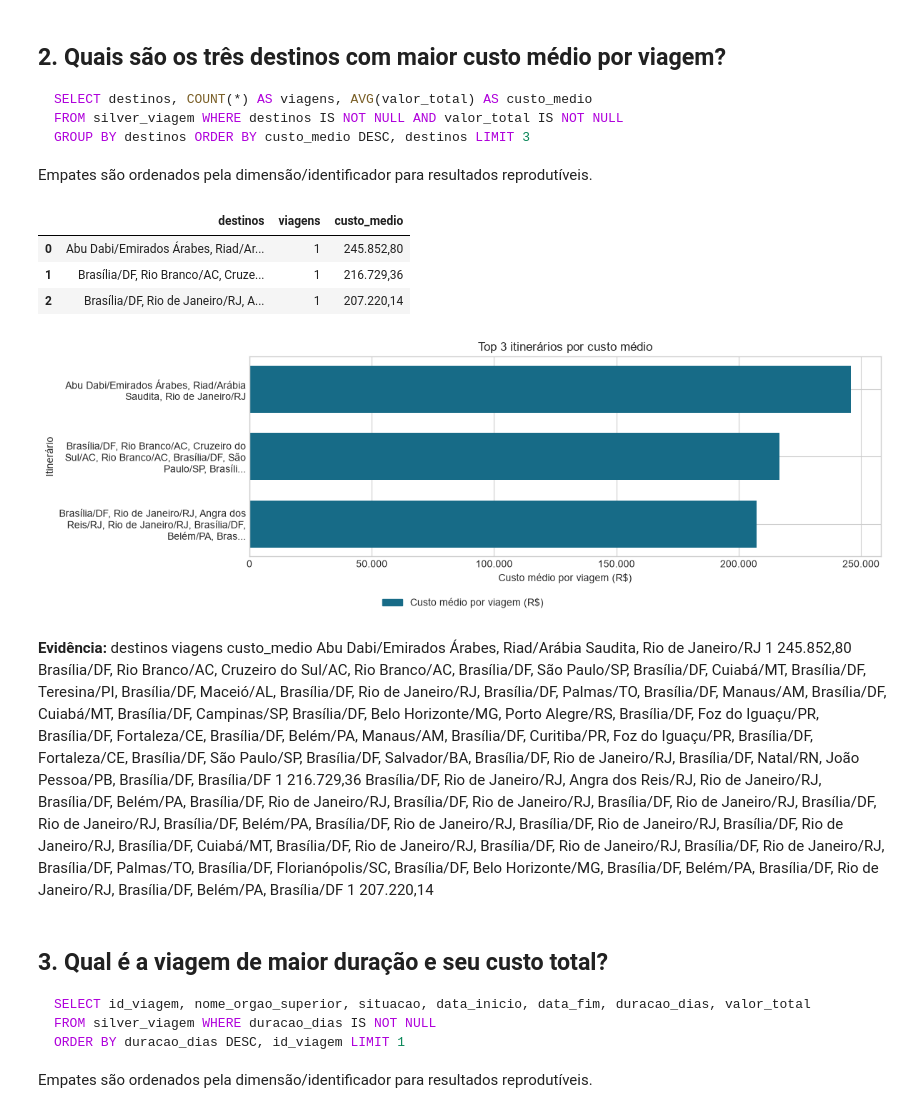
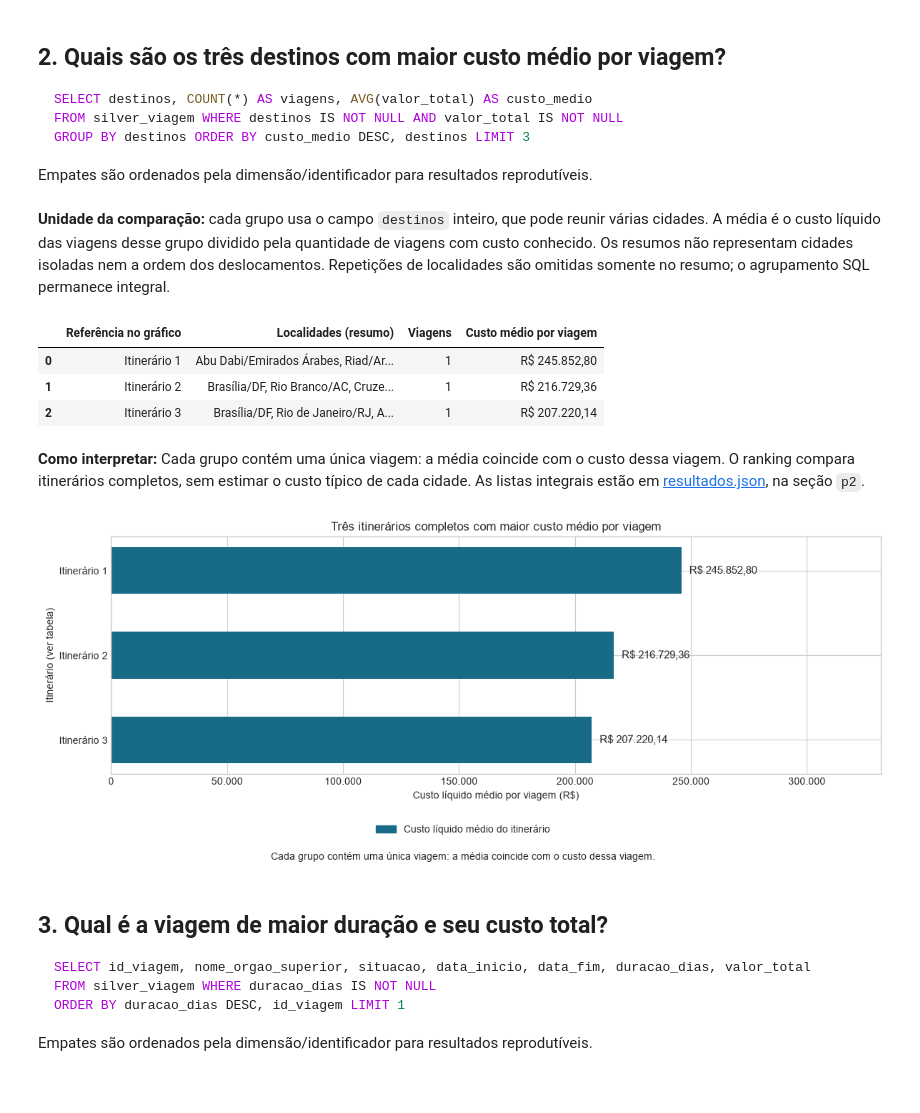
Before and after one commit to DiegoNogueira-DataAnalyst/Projeto_Avaliativo_Modulo1_DiegoNogueira, a Jupyter notebook: 3_analise.ipynb, the cells around one changed output. Saved outputs shown, nothing was run; the diff lists cells and outputs as text; code cells hidden in the pictures; blank space fills up the shorter version.

````diff
--- a/3_analise.ipynb
+++ b/3_analise.ipynb
@@ -207,31 +249,19 @@ GROUP BY destinos ORDER BY custo_medio DESC, destinos LIMIT 3
 ```
 
 Empates são ordenados pela dimensão/identificador para resultados reprodutíveis.
+# %% [markdown]
+**Unidade da comparação:** cada grupo usa o campo `destinos` inteiro, que pode reunir várias cidades. A média é o custo líquido das viagens desse grupo dividido pela quantidade de viagens com custo conhecido. Os resumos não representam cidades isoladas nem a ordem dos deslocamentos. Repetições de localidades são omitidas somente no resumo; o agrupamento SQL permanece integral.
 # %%
-df = consultar(
-    "SELECT destinos, COUNT(*) AS viagens, AVG(valor_total) AS custo_medio\nFROM silver_viagem WHERE destinos IS NOT NULL AND valor_total IS NOT NULL\nGROUP BY destinos ORDER BY custo_medio DESC, destinos LIMIT 3"
-)
-display(df)
-resultados["p2"] = df
-grafico(
-    df,
-    "destinos",
-    "custo_medio",
-    "Top 3 itinerários por custo médio",
-    "Custo médio por viagem (R$)",
-    "p2.png",
-)
-display(Markdown("**Evidência:** " + df.to_string(index=False)))
+df = consultar('SELECT destinos, COUNT(*) AS viagens, AVG(valor_total) AS custo_medio\nFROM silver_viagem WHERE destinos IS NOT NULL AND valor_total IS NOT NULL\nGROUP BY destinos ORDER BY custo_medio DESC, destinos LIMIT 3')
+resultados['p2'] = df
+apresentar_destinos(df)
 # %% [output]
-|  | destinos | viagens | custo_medio |
-| 0 | Abu Dabi/Emirados Árabes, Riad/Ar... | 1 | 245.852,80 |
-| 1 | Brasília/DF, Rio Branco/AC, Cruze... | 1 | 216.729,36 |
-| 2 | Brasília/DF, Rio de Janeiro/RJ, A... | 1 | 207.220,14 |
+|  | Referência no gráfico | Localidades (resumo) | Viagens | Custo médio por viagem |
+| 0 | Itinerário 1 | Abu Dabi/Emirados Árabes, Riad/Ar... | 1 | R$ 245.852,80 |
+| 1 | Itinerário 2 | Brasília/DF, Rio Branco/AC, Cruze... | 1 | R$ 216.729,36 |
+| 2 | Itinerário 3 | Brasília/DF, Rio de Janeiro/RJ, A... | 1 | R$ 207.220,14 |
+**Como interpretar:** Cada grupo contém uma única viagem: a média coincide com o custo dessa viagem. O ranking compara itinerários completos, sem estimar o custo típico de cada cidade. As listas integrais estão em [resultados.json](reports/resultados.json), na seção `p2`.
-[figure, old version]
+[figure, new version]
-**Evidência:**                                                                                                                                                                                                                                                                                                                                                                                                                                                                                                                                                                                                                                                                       destinos  viagens  custo_medio
-                                                                                                                                                                                                                                                                                                                                                                                                                                                                                                                                                                                                              Abu Dabi/Emirados Árabes, Riad/Arábia Saudita, Rio de Janeiro/RJ        1   245.852,80
-Brasília/DF, Rio Branco/AC, Cruzeiro do Sul/AC, Rio Branco/AC, Brasília/DF, São Paulo/SP, Brasília/DF, Cuiabá/MT, Brasília/DF, Teresina/PI, Brasília/DF, Maceió/AL, Brasília/DF, Rio de Janeiro/RJ, Brasília/DF, Palmas/TO, Brasília/DF, Manaus/AM, Brasília/DF, Cuiabá/MT, Brasília/DF, Campinas/SP, Brasília/DF, Belo Horizonte/MG, Porto Alegre/RS, Brasília/DF, Foz do Iguaçu/PR, Brasília/DF, Fortaleza/CE, Brasília/DF, Belém/PA, Manaus/AM, Brasília/DF, Curitiba/PR, Foz do Iguaçu/PR, Brasília/DF, Fortaleza/CE, Brasília/DF, São Paulo/SP, Brasília/DF, Salvador/BA, Brasília/DF, Rio de Janeiro/RJ, Brasília/DF, Natal/RN, João Pessoa/PB, Brasília/DF, Brasília/DF        1   216.729,36
-                  Brasília/DF, Rio de Janeiro/RJ, Angra dos Reis/RJ, Rio de Janeiro/RJ, Brasília/DF, Belém/PA, Brasília/DF, Rio de Janeiro/RJ, Brasília/DF, Rio de Janeiro/RJ, Brasília/DF, Rio de Janeiro/RJ, Brasília/DF, Rio de Janeiro/RJ, Brasília/DF, Belém/PA, Brasília/DF, Rio de Janeiro/RJ, Brasília/DF, Rio de Janeiro/RJ, Brasília/DF, Rio de Janeiro/RJ, Brasília/DF, Cuiabá/MT, Brasília/DF, Rio de Janeiro/RJ, Brasília/DF, Rio de Janeiro/RJ, Brasília/DF, Rio de Janeiro/RJ, Brasília/DF, Palmas/TO, Brasília/DF, Florianópolis/SC, Brasília/DF, Belo Horizonte/MG, Brasília/DF, Belém/PA, Brasília/DF, Rio de Janeiro/RJ, Brasília/DF, Belém/PA, Brasília/DF        1   207.220,14
 # %% [markdown]
 ## 3. Qual é a viagem de maior duração e seu custo total?
 
````
Also changed, not shown: parts of 2 cells of this notebook, 3 other files.
